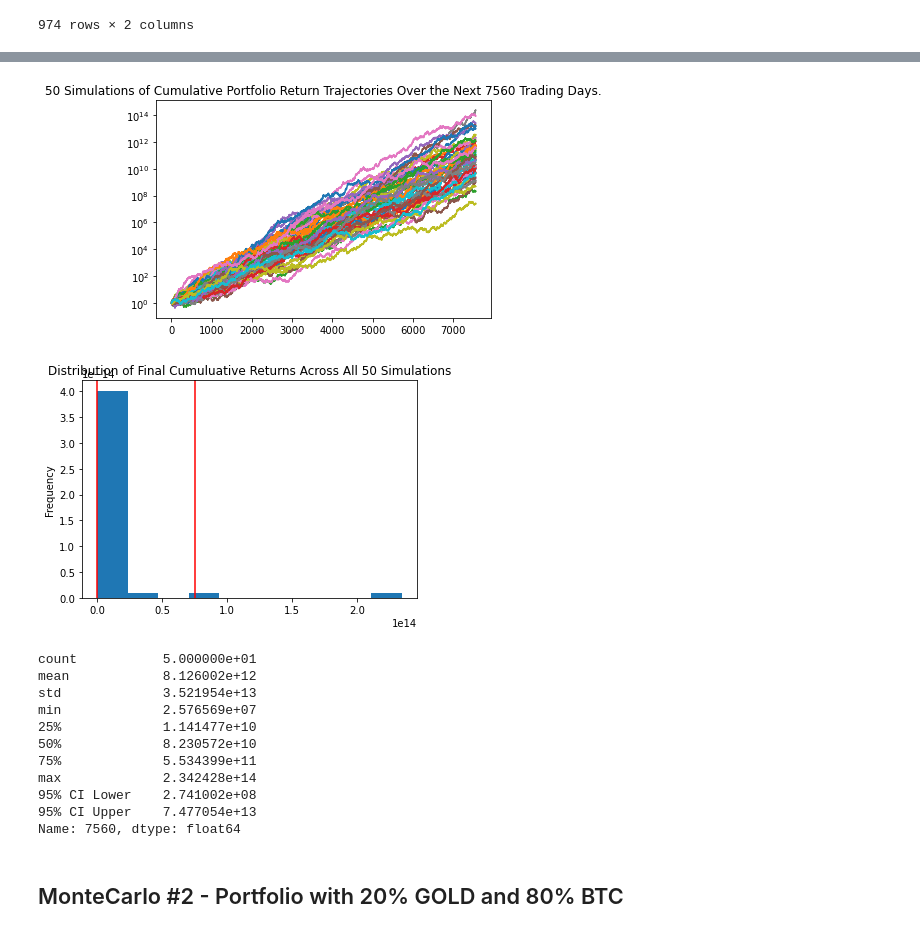
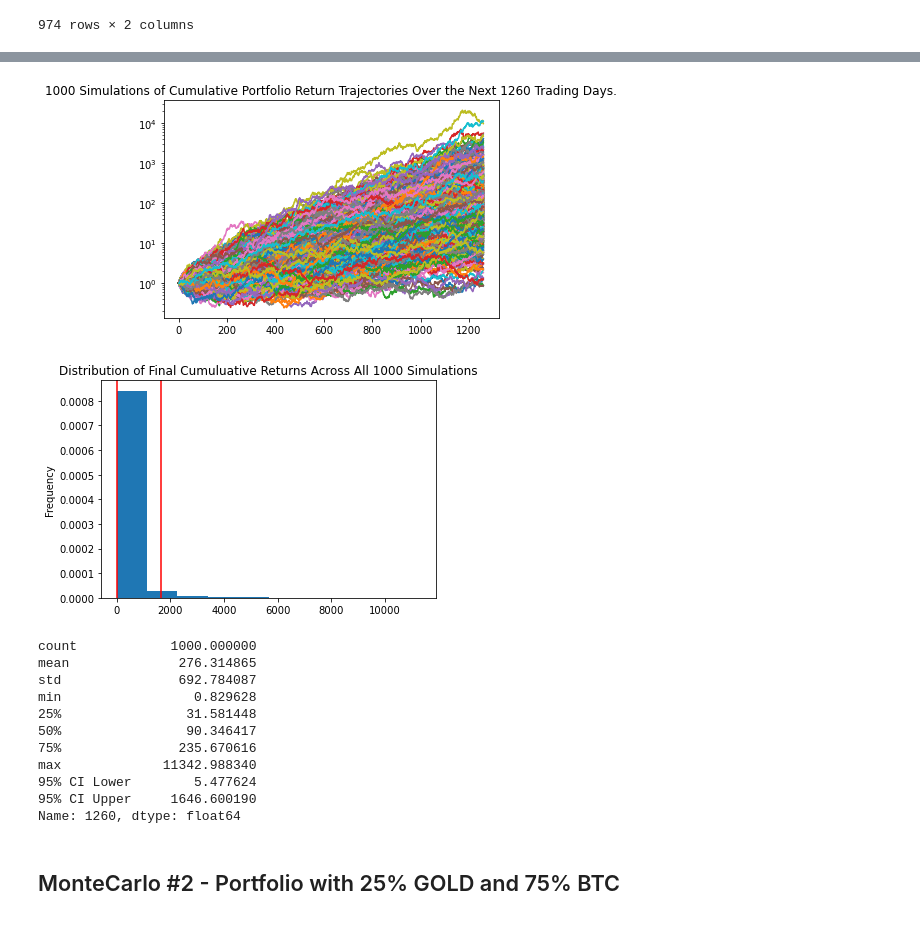
Before and after one commit to luccatatoni/project1-team4, a Jupyter notebook: Lucca - Monte Carlo simulations.ipynb, the cells around one changed output, grey strips where cells are left out. Drawn from its saved outputs; the diff is of its cells as text; code cells hidden in the pictures.

```diff
--- a/Lucca - Monte Carlo simulations.ipynb
+++ b/Lucca - Monte Carlo simulations.ipynb
@@ -40,14 +39,13 @@ data
 # %%
-
 # Configuring a Monte Carlo simulation to forecast 30 years cumulative returns
 mc_1 = MCSimulation(
     portfolio_data = data,
-    weights = [0.1,0.9],
-    num_simulation = 50,
-    num_trading_days = 252*30
+    weights = [0.0,1.0],
+    num_simulation = 1000,
+    num_trading_days = 252*5
 )
 
-mc_1.portfolio_data.head()
+mc_1.calc_cumulative_return()
 # %% [output]
 Running Monte Carlo simulation number 0.
 Running Monte Carlo simulation number 10.
@@ -73,32 +83,32 @@ line_plot.set_yscale('log')
 fig = line_plot.figure
 
 #Save Figure as PNG for later use
-fig.savefig('MC_1.png', bbox_inches='tight', pad_inches=0.1)
+fig.savefig('MC_1.1.png', bbox_inches='tight', pad_inches=0.1)
 # %% [output]
-[figure, old version]
+[figure, new version]
 # %%
 #Plot of probability distribution and confidence intervals
-dist_plot = mc_1.plot_distribution()
+dist_plot_1 = mc_1.plot_distribution()
 # %% [output]
-[figure, old version]
+[figure, new version]
 # %%
 # Create summary statistics from the Monte Carlo simulation results and print it
 mc_1_sts = mc_1.summarize_cumulative_return()
 print(mc_1_sts)
 # %% [output]
-count           5.000000e+01
-mean            8.126002e+12
-std             3.521954e+13
-min             2.576569e+07
-25%             1.141477e+10
-50%             8.230572e+10
-75%             5.534399e+11
-max             2.342428e+14
-95% CI Lower    2.741002e+08
-95% CI Upper    7.477054e+13
-Name: 7560, dtype: float64
+count            1000.000000
+mean              276.314865
+std               692.784087
+min                 0.829628
+25%                31.581448
+50%                90.346417
+75%               235.670616
+max             11342.988340
+95% CI Lower        5.477624
+95% CI Upper     1646.600190
+Name: 1260, dtype: float64
 # %% [markdown]
-## MonteCarlo #2 - Portfolio with 20% GOLD and 80% BTC
+## MonteCarlo #2 - Portfolio with 25% GOLD and 75% BTC
 # %%
 # Configuring a Monte Carlo simulation to forecast 30 years cumulative returns
 mc_2 = MCSimulation(
```
Also changed, not shown: parts of 22 cells of this notebook, 16 other files.
